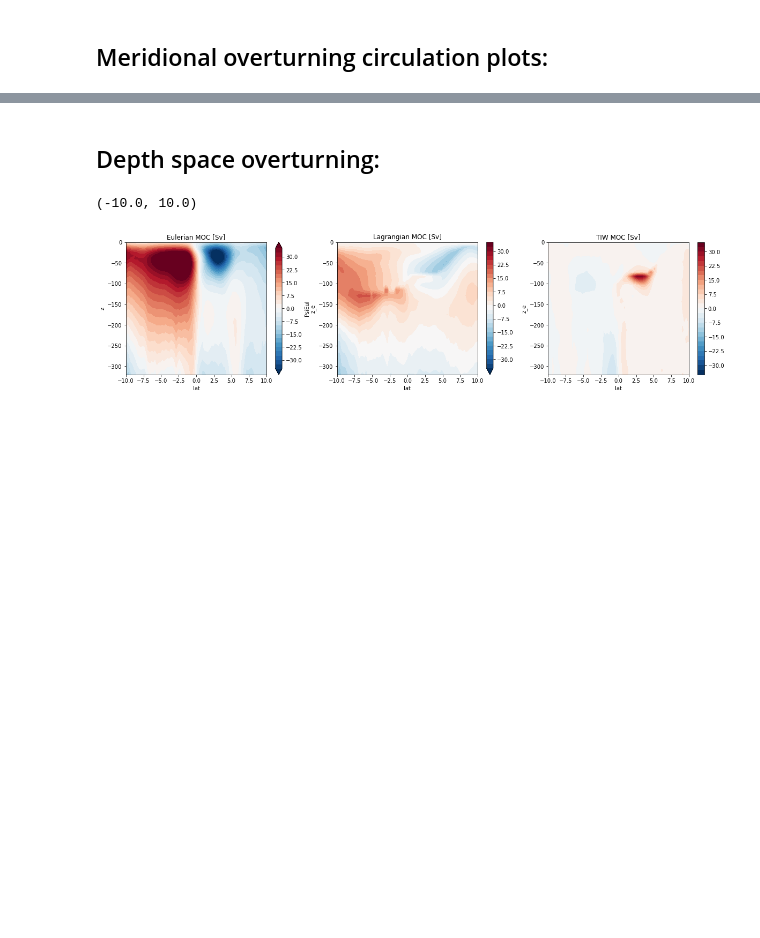
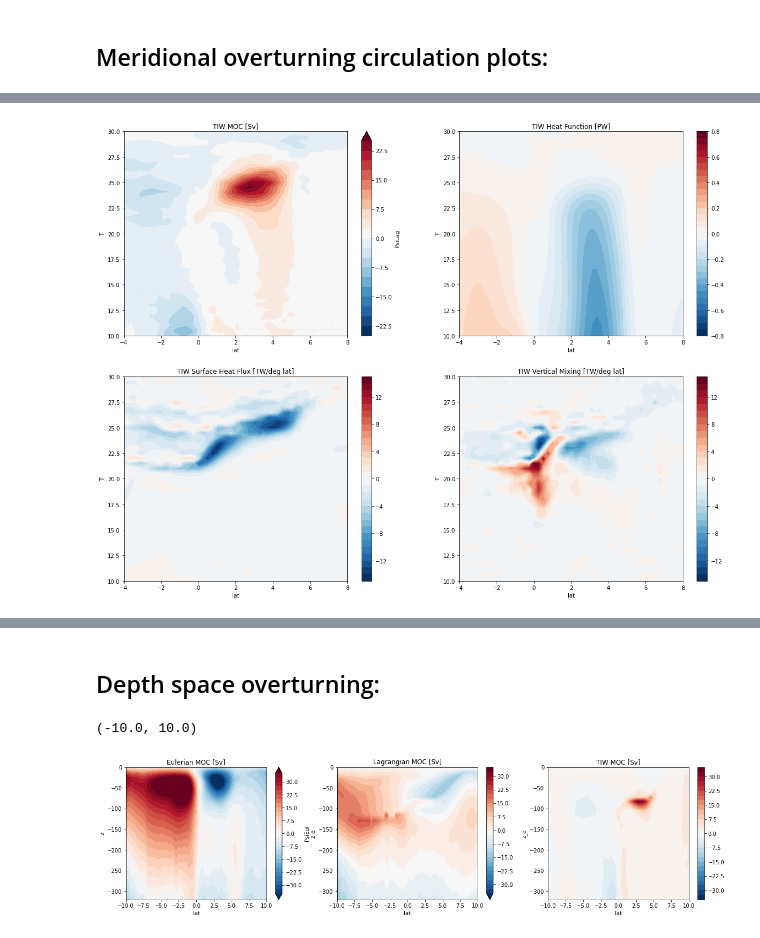
Before and after one commit to rmholmes/SAPEQ_ROMS_analysis, a Jupyter notebook: ROMS_Analysis.ipynb, the cells around one changed output, grey strips where cells are left out. Drawn from its saved outputs; the diff is of its cells as text; code cells hidden in the pictures; blank space fills up the shorter version.

```diff
--- a/ROMS_Analysis.ipynb
+++ b/ROMS_Analysis.ipynb
@@ -602,0 +496,42 @@ plt.tight_layout()
+# %%
+# Just TIW terms with different colorbars:
+# Temperature coordinates plotting:
+plt.figure(figsize=(20,15))
+
+xlims = [-4.,8.]
+ylimsT = [10.,30.]
+cbar_levels = np.arange(-25.,27.5,2.5)
+cbar_levels_Hf = np.arange(-0.8,0.85,0.05)
+cbar_levels_Di = np.arange(-150.,155.,5.)
+
+cbar_levels_eddy = np.arange(-25.,27.5,2.5)
+cbar_levels_Hf_eddy = np.arange(-0.8,0.85,0.05)
+cbar_levels_Di_eddy = np.arange(-15.,16.,1.)
+
+plt.subplot(2,2,1)
+PsiLag_eddy.plot.contourf(levels=cbar_levels_eddy,cmap='RdBu_r',x='lat')
+plt.title('TIW MOC [Sv]')
+plt.ylim(ylimsT)
+plt.xlim(xlims)
+
+plt.subplot(2,2,2)
+HfLag_eddy.plot.contourf(levels=cbar_levels_Hf_eddy,cmap='RdBu_r',x='lat')
+plt.title('TIW Heat Function [PW]')
+plt.ylim(ylimsT)
+plt.xlim(xlims)
+
+plt.subplot(2,2,3)
+HfDia_shf_eddy.plot.contourf(levels=cbar_levels_Di_eddy,cmap='RdBu_r',x='lat')
+plt.title('TIW Surface Heat Flux [TW/deg lat]')
+plt.ylim(ylimsT)
+plt.xlim(xlims)
+
+plt.subplot(2,2,4)
+HfDia_dif_eddy.plot.contourf(levels=cbar_levels_Di_eddy,cmap='RdBu_r',x='lat')
+plt.title('TIW Vertical Mixing [TW/deg lat]')
+plt.ylim(ylimsT)
+plt.xlim(xlims)
+
+plt.savefig('MOCs_and_Diabatic_60days_ROMS_TIWterms.png',dpi=150)
+# %% [output]
+[figure, added]
```
Also changed, not shown: parts of 27 cells of this notebook, 6 other files.
